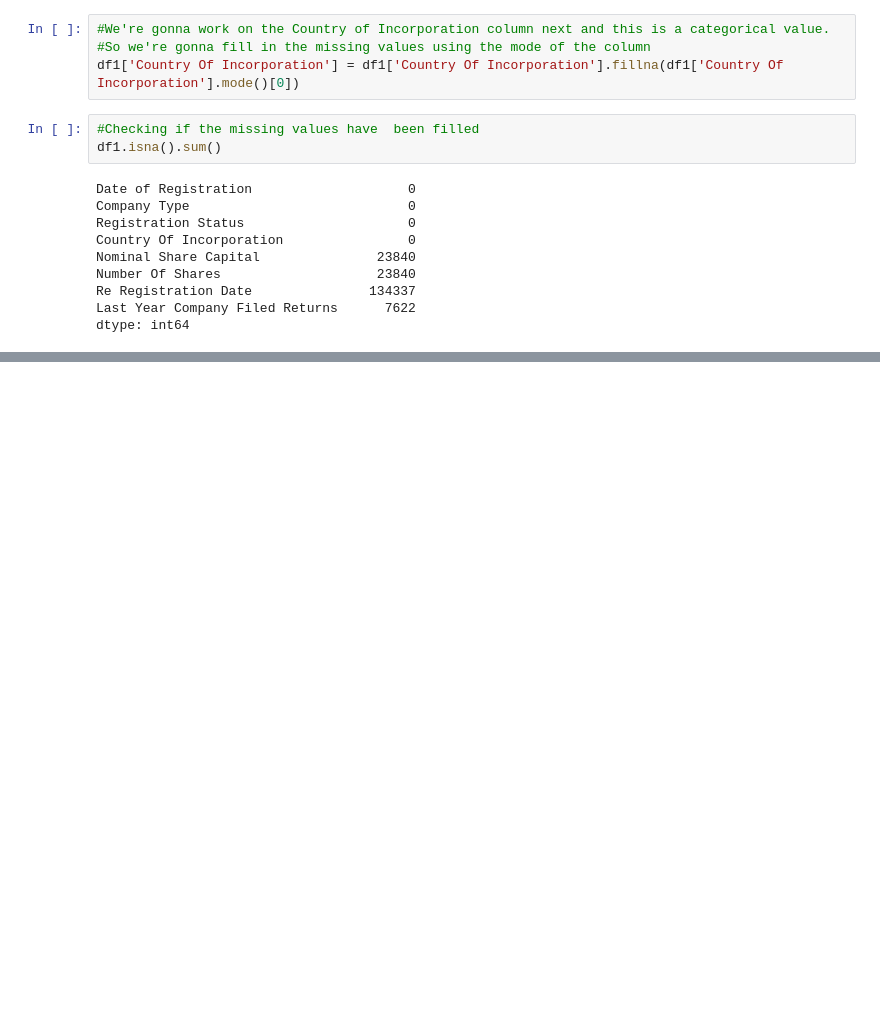
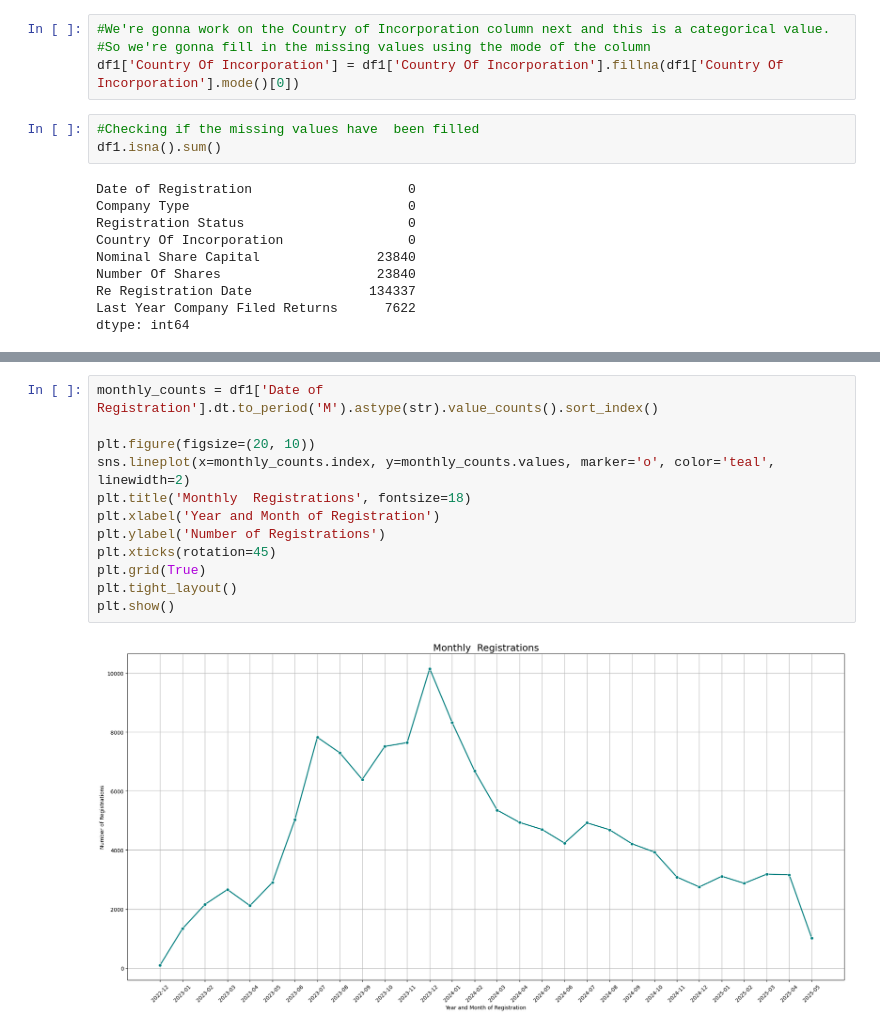
Before and after one commit to RUGOGAMUNOELA/COMPANY-ANALYSIS-PROJECT, a Jupyter notebook: projectanalysis.ipynb, the cells around one changed output, grey strips where cells are left out. Saved outputs shown, nothing was run; the diff lists cells and outputs as text; blank space fills up the shorter version.

```diff
--- a/projectanalysis.ipynb
+++ b/projectanalysis.ipynb
@@ -125,0 +219,14 @@ plt.show()
+# %%
+monthly_counts = df1['Date of Registration'].dt.to_period('M').astype(str).value_counts().sort_index()
+
+plt.figure(figsize=(20, 10))
+sns.lineplot(x=monthly_counts.index, y=monthly_counts.values, marker='o', color='teal', linewidth=2)
+plt.title('Monthly  Registrations', fontsize=18)
+plt.xlabel('Year and Month of Registration')
+plt.ylabel('Number of Registrations')
+plt.xticks(rotation=45)
+plt.grid(True)
+plt.tight_layout()
+plt.show()
+# %% [output]
+[figure, added]
```
Also changed, not shown: parts of 13 cells of this notebook, 5 other files.
